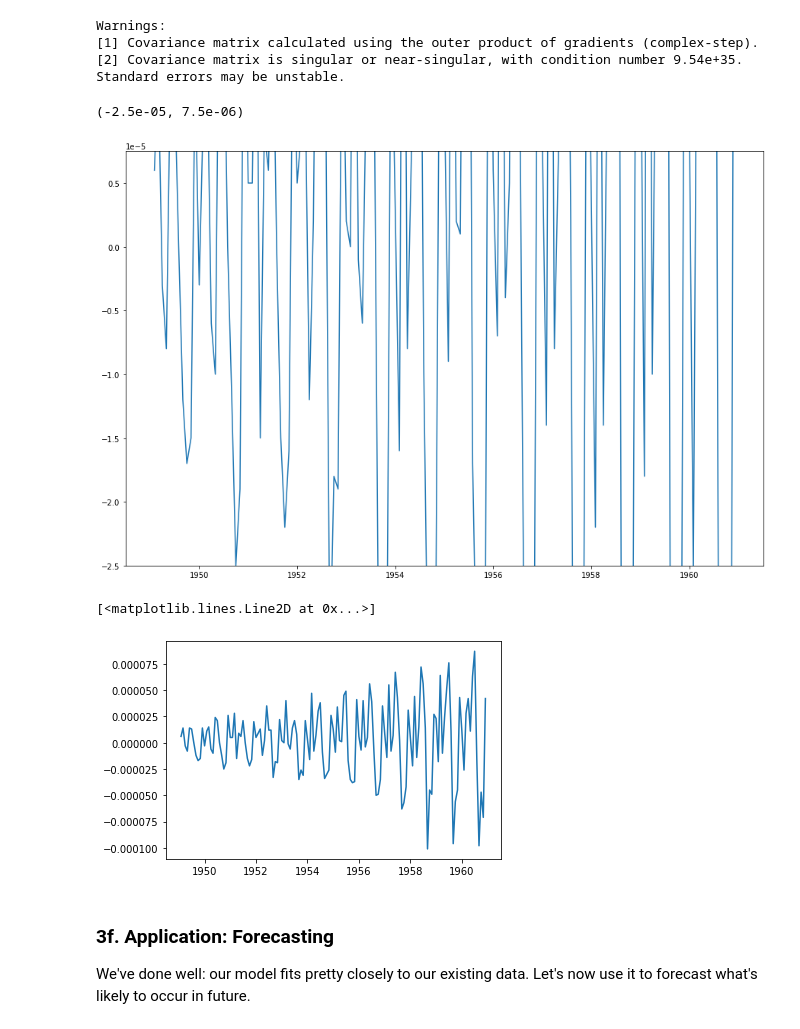
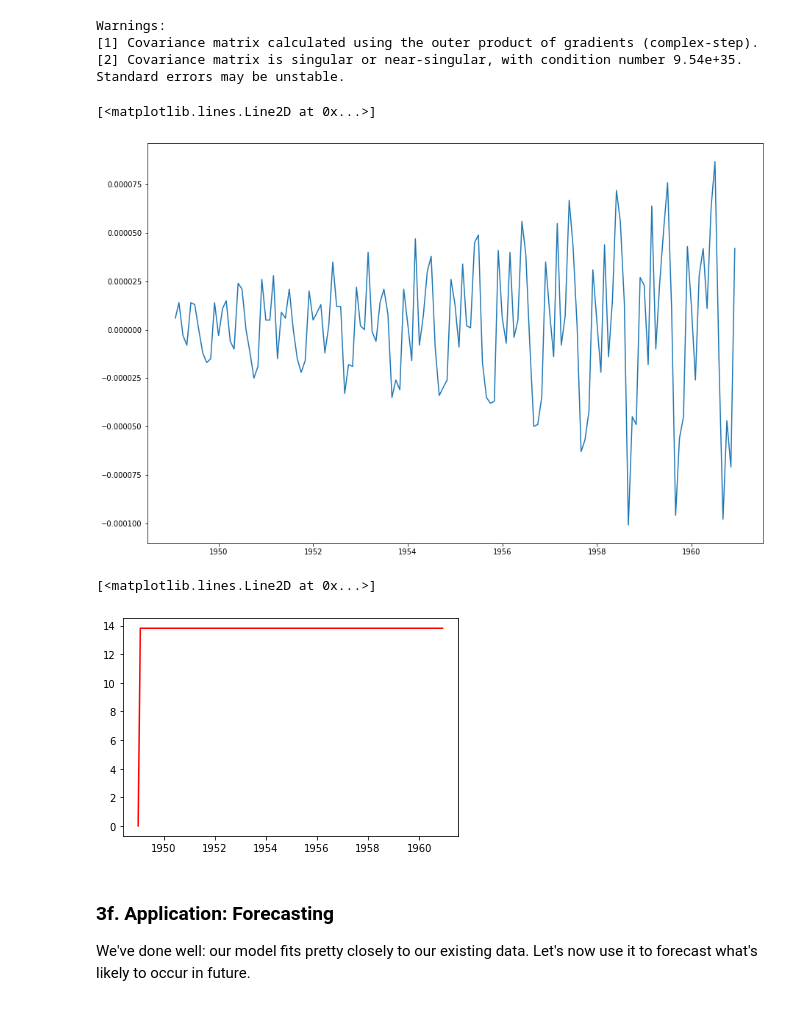
Before and after one commit to devrj12/Springboard, a Jupyter notebook: 1585014009_Cowboys_CigrettesCaseStudy/Cowboys&CigrettesCaseStudy/Cowboy Cigarettes Case Study - Tier 3.ipynb, the cells around one changed output. Saved outputs shown, nothing was run; the diff lists cells and outputs as text; code cells hidden in the pictures.

```diff
--- a/1585014009_Cowboys_CigrettesCaseStudy/Cowboys&CigrettesCaseStudy/Cowboy Cigarettes Case Study - Tier 3.ipynb
+++ b/1585014009_Cowboys_CigrettesCaseStudy/Cowboys&CigrettesCaseStudy/Cowboy Cigarettes Case Study - Tier 3.ipynb
@@ -410,18 +410,18 @@ Visualize the original dataset plotted against our model.
 # %%
 plt.figure(figsize=(15,10))
 plt.plot(y_log.diff())
 #plt.plot(model_fit.predict(), color = 'red')
-plt.ylim([-0.000025,0.0000075])
+#plt.ylim([-0.000025,0.000075])
 # %% [output]
-(-2.5e-05, 7.5e-06)
+[<matplotlib.lines.Line2D at 0x...>]
-[figure, old version]
+[figure, new version]
 # %%
 plt.figure()
-plt.plot(y_log.diff())
-#plt.plot(model_fit.predict(), color = 'red')
+#plt.plot(y_log.diff())
+plt.plot(model_fit.predict(), color = 'red')
 # %% [output]
 [<matplotlib.lines.Line2D at 0x...>]
-[figure, old version]
+[figure, new version]
 # %% [markdown]
 ### 3f. Application: Forecasting
 
```
